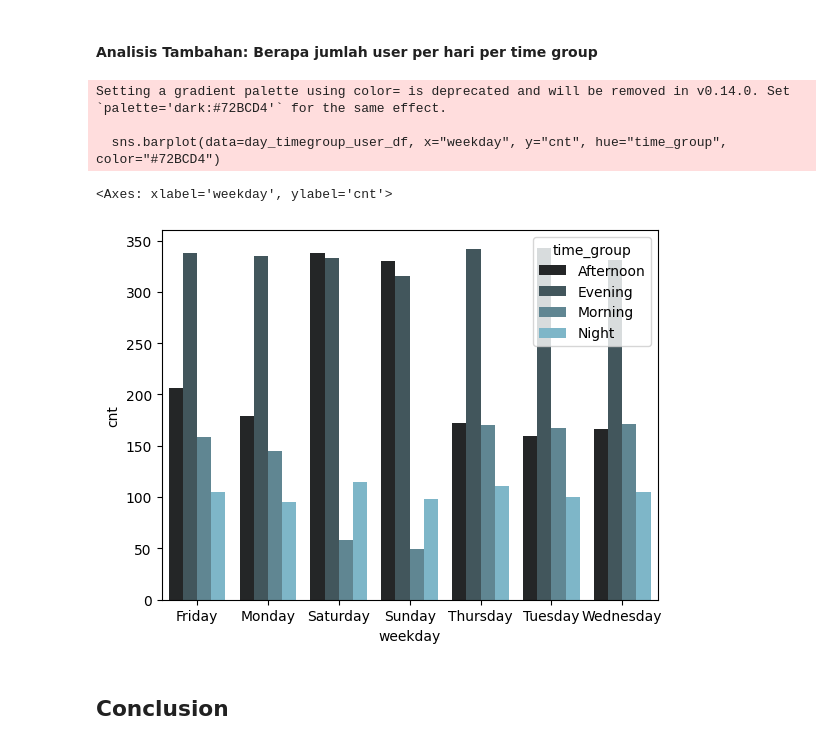
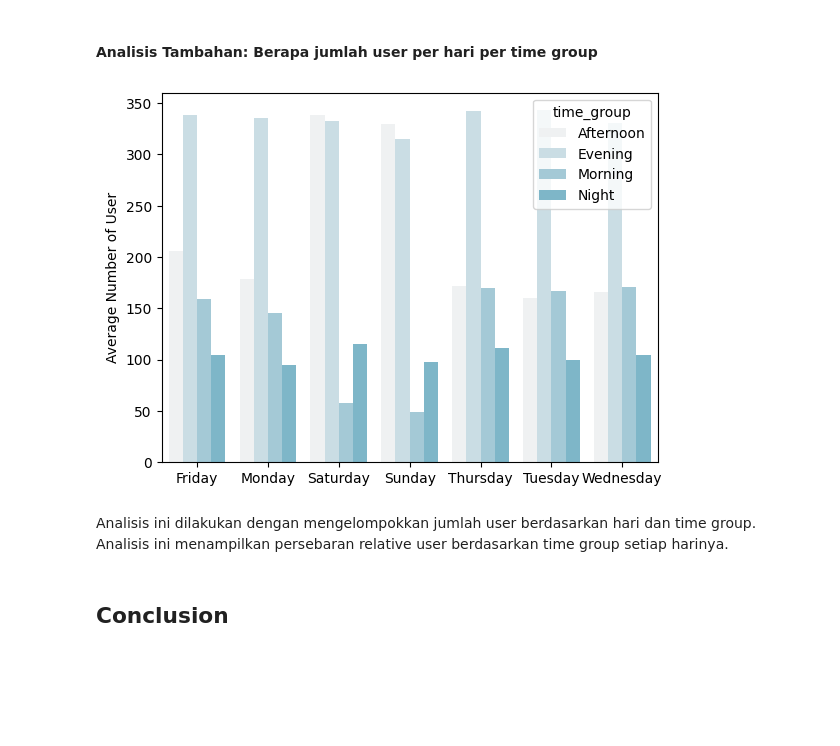
Before and after one commit to mbintangr/bike-sharing-data-analysis, a Jupyter notebook: notebook.ipynb, the cells around one changed output. Saved outputs shown, nothing was run; the diff lists cells and outputs as text; code cells hidden in the pictures; blank space fills up the shorter version.

```diff
--- a/notebook.ipynb
+++ b/notebook.ipynb
@@ -597,13 +597,14 @@ plt.show()
 # %%
 day_timegroup_user_df = round(hour_df.groupby(by=["weekday", "time_group"]).cnt.mean()).reset_index()
 
-sns.barplot(data=day_timegroup_user_df, x="weekday", y="cnt", hue="time_group", color="#72BCD4")
+sns.barplot(data=day_timegroup_user_df, x="weekday", y="cnt", hue="time_group", palette="light:#72BCD4")
+plt.xlabel(None)
+plt.ylabel("Average Number of User")
+plt.show()
 # %% [output]
-Setting a gradient palette using color= is deprecated and will be removed in v0.14.0. Set `palette='dark:#72BCD4'` for the same effect.
-
-  sns.barplot(data=day_timegroup_user_df, x="weekday", y="cnt", hue="time_group", color="#72BCD4")
-<Axes: xlabel='weekday', ylabel='cnt'>
-[figure, old version]
+[figure, new version]
+# %% [markdown]
+Analisis ini dilakukan dengan mengelompokkan jumlah user berdasarkan hari dan time group. Analisis ini menampilkan persebaran relative user berdasarkan time group setiap harinya.
 # %% [markdown]
 ## Conclusion
 # %% [markdown]
```
Also changed, not shown: parts of 3 cells of this notebook, 1 other file.
